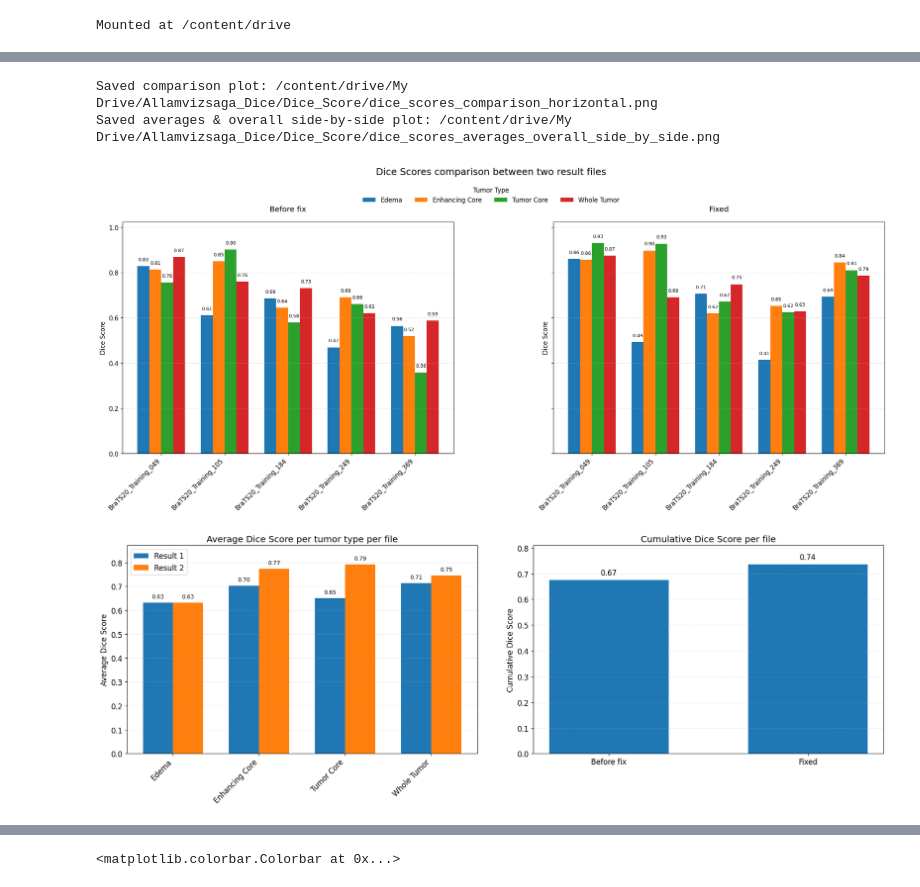
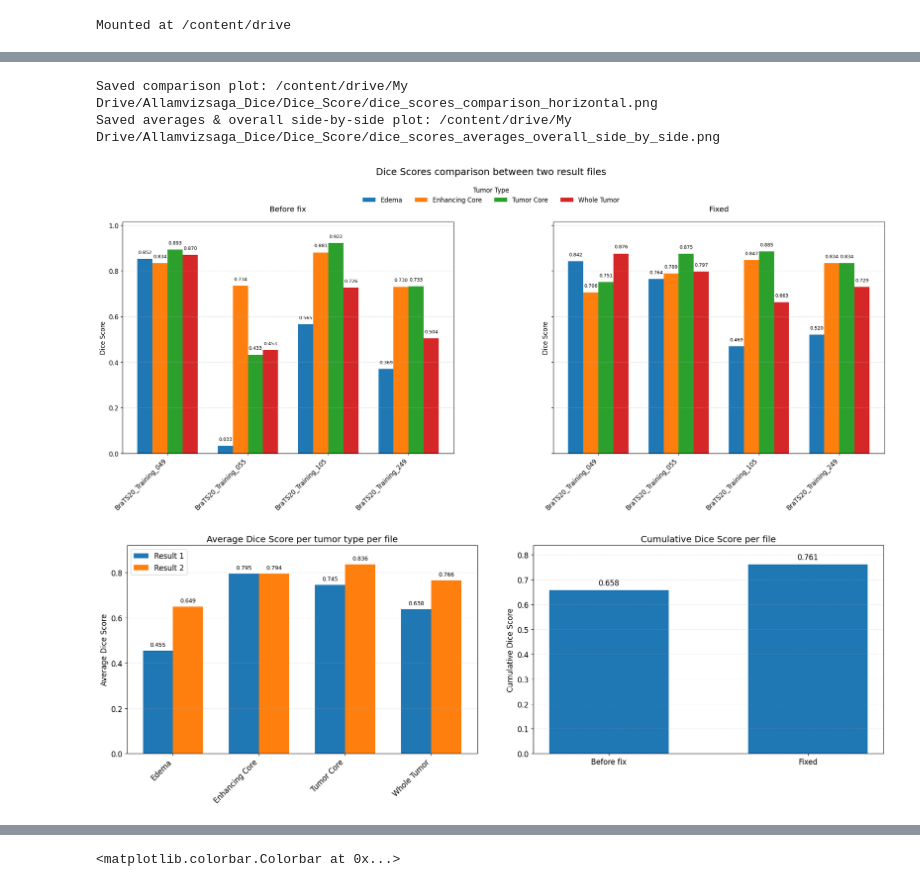
Before and after one commit to davidarvai/BrainTumorSegmentation, a Jupyter notebook: CNN.ipynb, the cells around one changed output, grey strips where cells are left out. Saved outputs shown, nothing was run; the diff lists cells and outputs as text; code cells hidden in the pictures.

```diff
--- a/CNN.ipynb
+++ b/CNN.ipynb
@@ -553,8 +489,8 @@ import matplotlib.pyplot as plt
 
 # List of input txt files
 input_paths = [
-    "/content/drive/My Drive/Allamvizsga/OutputCNN/Elso_tesztek/Eredmeny4/output.txt",
-    "/content/drive/My Drive/Allamvizsga/OutputCNN/Elso_tesztek/Eredmeny5/output.txt",
+    "/content/drive/My Drive/Allamvizsga/OutputCNN/Elso_tesztek/EredmenyJ1/output.txt",
+    "/content/drive/My Drive/Allamvizsga/OutputCNN/Elso_tesztek/EredmenyJ2/output.txt",
 ]
 
 # Output directory and file name
@@ -562,8 +498,8 @@ output_dir = "/content/drive/My Drive/Allamvizsaga_Dice/Dice_Score"
 os.makedirs(output_dir, exist_ok=True)
 
 # Regular expressions for parsing
-pattern_map  = re.compile(r"Mapa neve:\s*(\S+)")
-pattern_type = re.compile(r"Tumor típus:\s*(.+)")
+pattern_map  = re.compile(r"Folder name:\s*(\S+)")
+pattern_type = re.compile(r"Tumor type:\s*(.+)")
 pattern_ds   = re.compile(r"DS:\s*([0-9]*\.?[0-9]+)")
 
 # Reading data from each file
@@ -616,7 +552,7 @@ for ax, data, subtitle in zip(axes, all_data, ["Before fix", "Fixed"]):
         bars = ax.bar(xs, vals, width=width, label=tt, color=colors[i % len(colors)])
         for bar in bars:
             h = bar.get_height()
-            ax.annotate(f"{h:.2f}", xy=(bar.get_x() + bar.get_width()/2, h),
+            ax.annotate(f"{h:.3f}", xy=(bar.get_x() + bar.get_width()/2, h),
                         xytext=(0, 8), textcoords="offset points",
                         ha="center", va="bottom", fontsize=9, clip_on=False)
 
@@ -668,41 +604,41 @@ for i, avgs in enumerate(avg_per_type):
     max_avg = max(max_avg, max(vals))
     bars = axes2[0].bar(x + i*width2, vals, width2, label=f"Result {i+1}")
     for xi, h in zip(x + i*width2, vals):
-        axes2[0].annotate(f"{h:.2f}", xy=(xi, h), xytext=(0, 5), textcoords="offset points",
+        axes2[0].annotate(f"{h:.3f}", xy=(xi, h), xytext=(0, 5), textcoords="offset points",
                           ha="center", va="bottom", fontsize=9, clip_on=False)
 
 axes2[0].set_xticks(x + width2/2)
 axes2[0].set_xticklabels(tumor_types, rotation=45, ha="right")
 axes2[0].set_ylabel("Average Dice Score")
 axes2[0].set_title("Average Dice Score per tumor type per file")
 axes2[0].set_ylim(0, max_avg * 1.1)
 axes2[0].legend()
 axes2[0].grid(axis='y', linestyle='--', alpha=0.3)
 
 # Cumulative values per file
 max_overall = max(overall_scores) if overall_scores else 0
 bars2 = axes2[1].bar([1, 2], overall_scores, width=0.6)
 for xi, h in zip([1, 2], overall_scores):
-    axes2[1].annotate(f"{h:.2f}", xy=(xi, h), xytext=(0, 5), textcoords="offset points",
+    axes2[1].annotate(f"{h:.3f}", xy=(xi, h), xytext=(0, 5), textcoords="offset points",
                       ha="center", va="bottom", fontsize=12, clip_on=False)
 axes2[1].set_xticks([1, 2])
 axes2[1].set_xticklabels(["Before fix", "Fixed"])
 axes2[1].set_ylabel("Cumulative Dice Score")
 axes2[1].set_title("Cumulative Dice Score per file")
 axes2[1].set_ylim(0, max_overall * 1.1)
 axes2[1].grid(axis='y', linestyle='--', alpha=0.3)
 
 # Layout és mentés
 plt.tight_layout(w_pad=4)
 fig2.subplots_adjust(top=0.90, bottom=0.12)
 second_fig_path = os.path.join(output_dir, "dice_scores_averages_overall_side_by_side.png")
 plt.savefig(second_fig_path, dpi=300, bbox_inches="tight")
 print(f"Saved averages & overall side-by-side plot: {second_fig_path}")
 # %% [output]
 Saved comparison plot: /content/drive/My Drive/Allamvizsaga_Dice/Dice_Score/dice_scores_comparison_horizontal.png
 Saved averages & overall side-by-side plot: /content/drive/My Drive/Allamvizsaga_Dice/Dice_Score/dice_scores_averages_overall_side_by_side.png
-[figure, old version]
+[figure, new version]
-[figure, old version]
+[figure, new version]
 # %%
 import re
 import matplotlib.pyplot as plt
```
Also changed, not shown: parts of 2 cells of this notebook.
